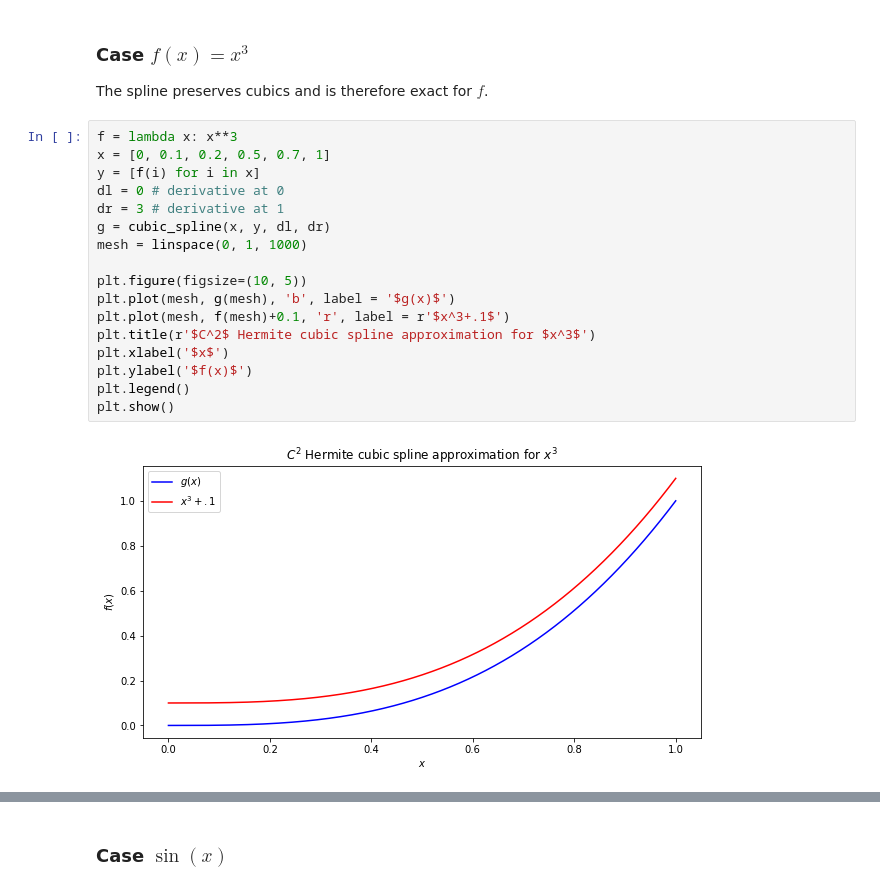
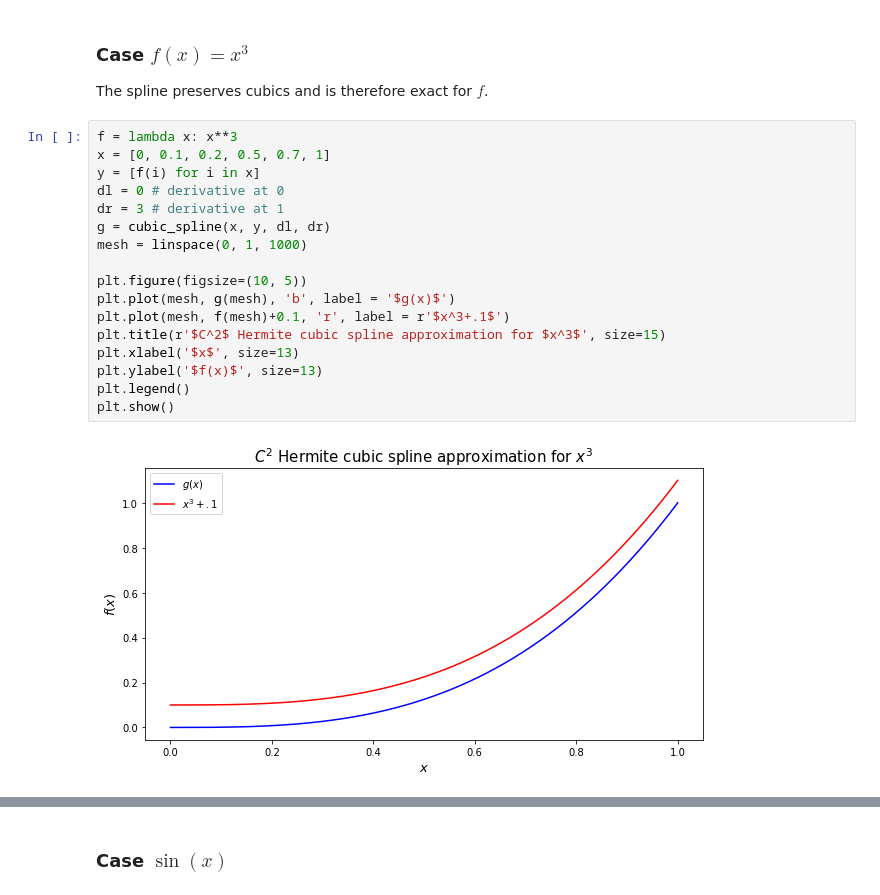
Before and after one commit to rabbou/ScientificComputing, a Jupyter notebook: SmoothCubicSplineApprox.ipynb, the cells around one changed output, grey strips where cells are left out. Cells and saved outputs as stored; diff of their text form.

```diff
--- a/SmoothCubicSplineApprox.ipynb
+++ b/SmoothCubicSplineApprox.ipynb
@@ -115,22 +115,22 @@ The spline preserves cubics and is therefore exact for $f$.
 # %%
 f = lambda x: x**3
 x = [0, 0.1, 0.2, 0.5, 0.7, 1]
 y = [f(i) for i in x]
 dl = 0 # derivative at 0
 dr = 3 # derivative at 1
 g = cubic_spline(x, y, dl, dr)
 mesh = linspace(0, 1, 1000)
 
 plt.figure(figsize=(10, 5))
 plt.plot(mesh, g(mesh), 'b', label = '$g(x)$')
 plt.plot(mesh, f(mesh)+0.1, 'r', label = r'$x^3+.1$')
-plt.title(r'$C^2$ Hermite cubic spline approximation for $x^3$')
-plt.xlabel('$x$')
-plt.ylabel('$f(x)$')
+plt.title(r'$C^2$ Hermite cubic spline approximation for $x^3$', size=15)
+plt.xlabel('$x$', size=13)
+plt.ylabel('$f(x)$', size=13)
 plt.legend()
 plt.show()
 # %% [output]
-[figure, old version]
+[figure, new version]
 # %%
 def convergence_study(a, b, dl, dr, f, sizes):
     '''
```
Also changed, not shown: parts of 3 cells of this notebook.
